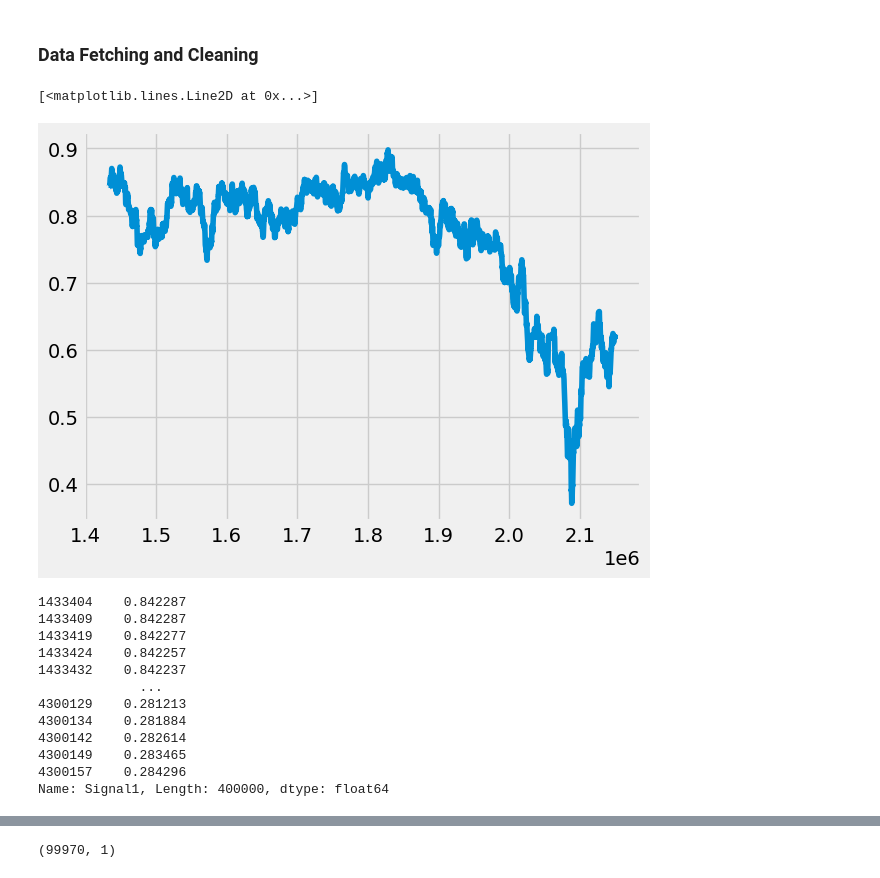
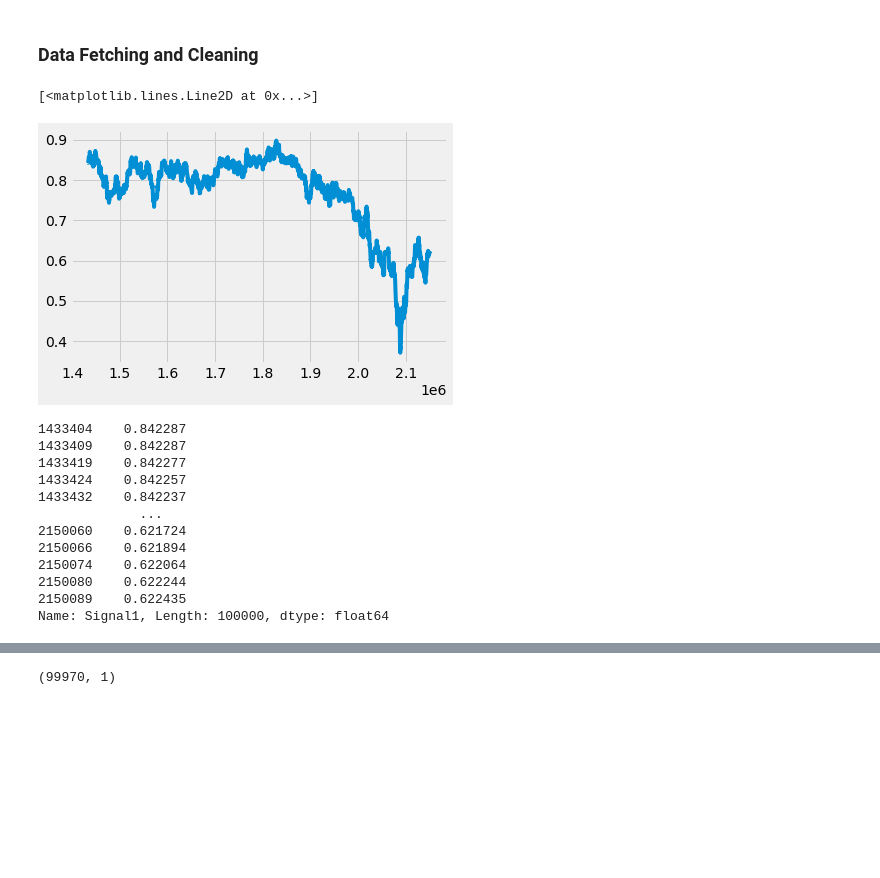
Before and after one commit to abdul2k10023/ML_CAN_IDS, a Jupyter notebook: new.ipynb, the cells around one changed output, grey strips where cells are left out. Drawn from its saved outputs; the diff is of its cells as text; code cells hidden in the pictures; blank space fills up the shorter version.

```diff
--- a/new.ipynb
+++ b/new.ipynb
@@ -68,18 +50,18 @@ def creatDataset(x,y,time_step):
 # %%
 #getting data
 
 scaler = MinMaxScaler()
-df_normal = pd.read_csv('SynCAN/train_1.csv', delimiter=',')
+df_normal = pd.read_csv('train_1.csv', delimiter=',')
 df_normal_grp_ID1 = df_normal[df_normal['ID']=='id1'].dropna(axis=1, how='all')
 df_normal_grp_ID1 = df_normal_grp_ID1.drop(df_normal_grp_ID1[['Label','ID']],axis =1)
 # df_normal_grp_ID1 = df_normal_grp_ID1.iloc[0:(int(len(df_normal_grp_ID1)/5)),:]
 df_normal_grp_ID1 = df_normal_grp_ID1.iloc[200000:300000,:]
 df_normal_grp_ID1[['Time']] = scaler.fit_transform(df_normal_grp_ID1[['Time']])
 # df_normal_grp_ID1
 plt.plot(df_normal_grp_ID1['Signal1'])
 # %% [output]
 [<matplotlib.lines.Line2D at 0x...>]
-[figure, old version]
+[figure, new version]
 # %%
 df_normal_grp_ID1['Signal1']
 # %% [output]
@@ -89,10 +71,10 @@ df_normal_grp_ID1['Signal1']
 1433424    0.842257
 1433432    0.842237
              ...
-4300129    0.281213
-4300134    0.281884
-4300142    0.282614
-4300149    0.283465
-4300157    0.284296
-Name: Signal1, Length: 400000, dtype: float64
+2150060    0.621724
+2150066    0.621894
+2150074    0.622064
+2150080    0.622244
+2150089    0.622435
+Name: Signal1, Length: 100000, dtype: float64
 # %%
```
Also changed, not shown: parts of 12 cells of this notebook, 2 other files.
